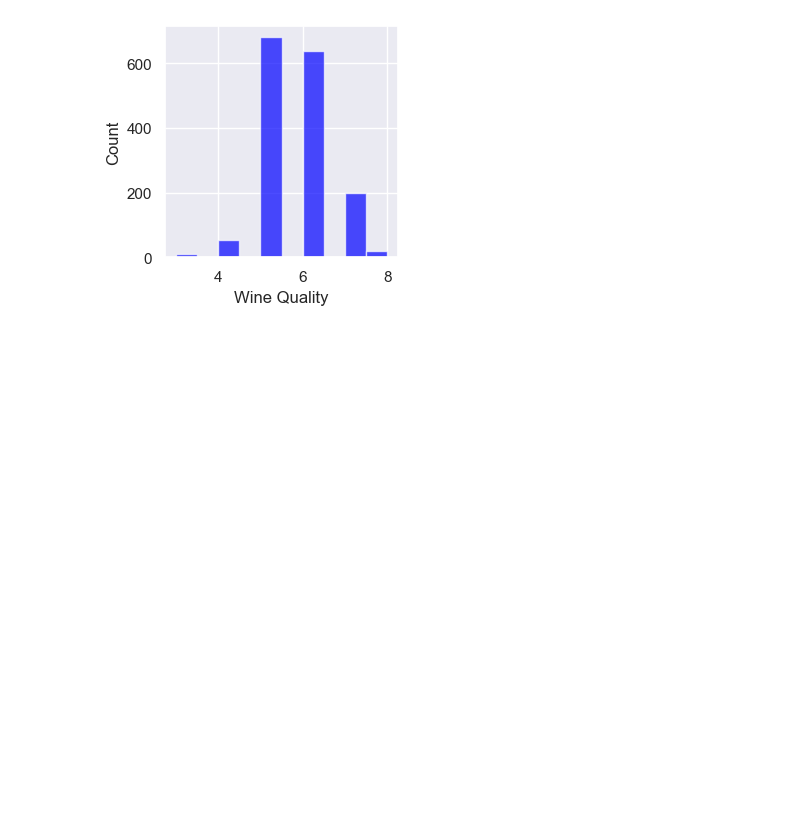
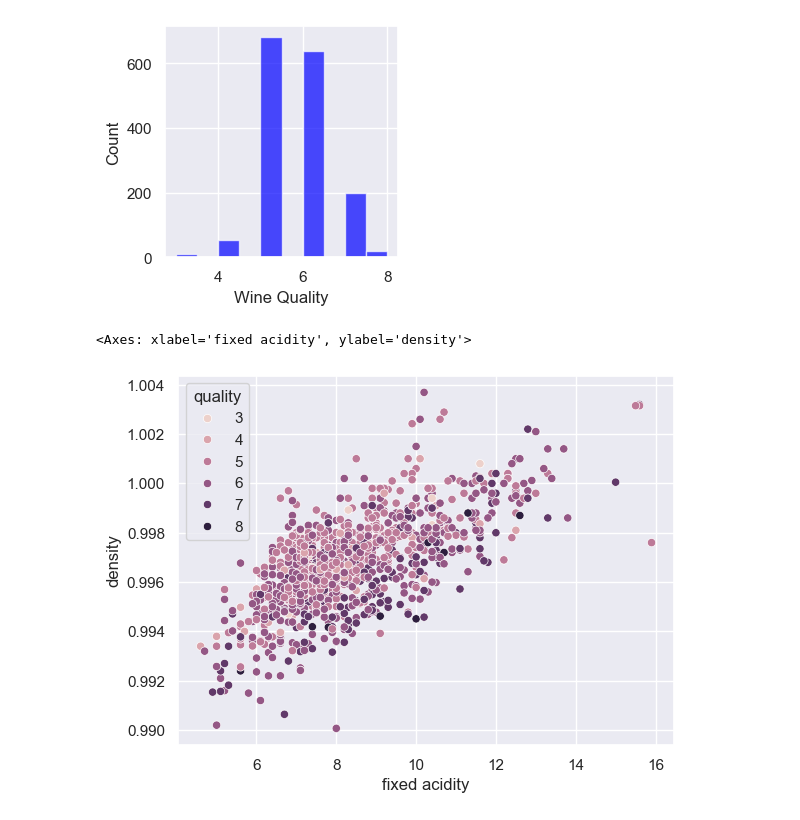
Before and after one commit to SawhneySatvik/MLP, a Jupyter notebook: Data/Basics.ipynb, the cells around one changed output. Cells and saved outputs as stored; diff of their text form; code cells hidden in the pictures; blank space fills up the shorter version.

Commit message:
Data Visualisation

```diff
--- a/Data/Basics.ipynb
+++ b/Data/Basics.ipynb
@@ -89,3 +89,10 @@ plt.show()
 # %%
 from TrainTestSplit import split_train_test_data
 train_set, test_set = split_train_test_data(df, 0.2)
+# %%
+exploration_set = train_set.copy()
+# %%
+sns.scatterplot(x="fixed acidity", y="density", hue="quality", data=exploration_set)
+# %% [output]
+<Axes: xlabel='fixed acidity', ylabel='density'>
+[figure, added]
```
Also changed, not shown: parts of 7 cells of this notebook.
